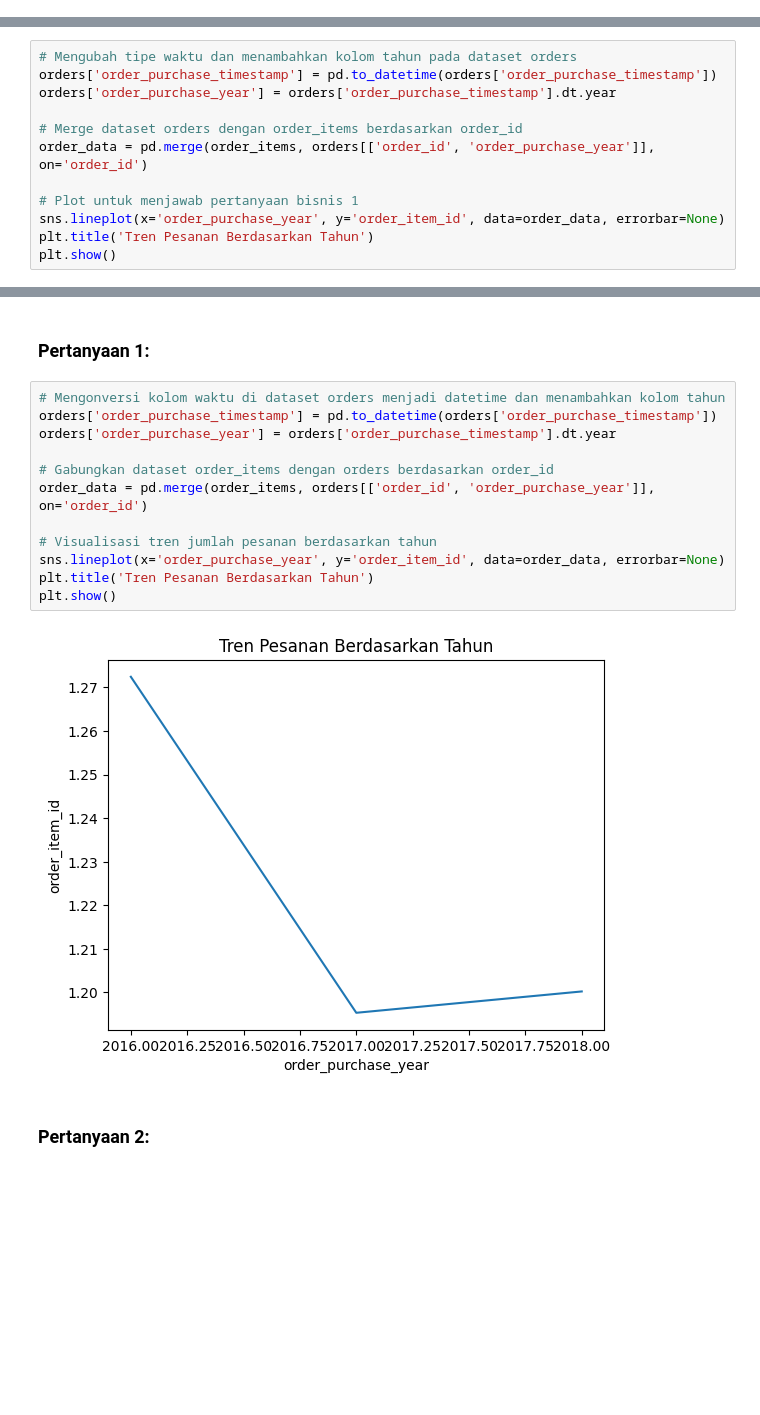
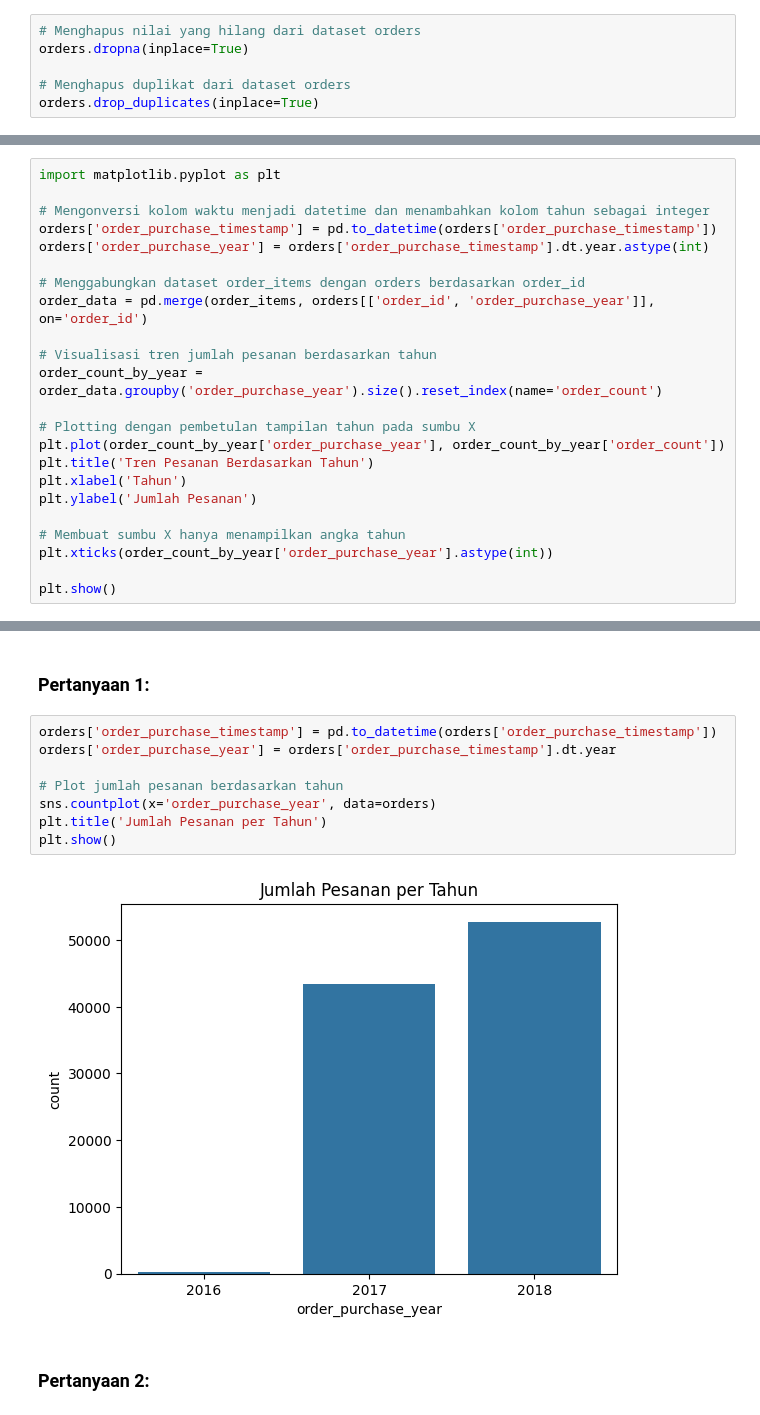
Before and after one commit to puput2804/Submission, a Jupyter notebook: notebook.ipynb, the cells around one changed output, grey strips where cells are left out. Saved outputs shown, nothing was run; the diff lists cells and outputs as text; blank space fills up the shorter version.

```diff
--- a/notebook.ipynb
+++ b/notebook.ipynb
@@ -126,3 +122,9 @@ customers.drop_duplicates(inplace=True)  # Menghapus data duplikat
+# %%
+# Menghapus nilai yang hilang dari dataset orders
+orders.dropna(inplace=True)
+
+# Menghapus duplikat dari dataset orders
+orders.drop_duplicates(inplace=True)
 # %% [markdown]
 **Insight:**
 - Penghapusan Missing Values
@@ -150,15 +152,26 @@ plt.show()
 # %% [markdown]
 ## Visualization & Explanatory Analysis
 # %%
-# Mengubah tipe waktu dan menambahkan kolom tahun pada dataset orders
+import matplotlib.pyplot as plt
+
+# Mengonversi kolom waktu menjadi datetime dan menambahkan kolom tahun sebagai integer
 orders['order_purchase_timestamp'] = pd.to_datetime(orders['order_purchase_timestamp'])
-orders['order_purchase_year'] = orders['order_purchase_timestamp'].dt.year
+orders['order_purchase_year'] = orders['order_purchase_timestamp'].dt.year.astype(int)
 
-# Merge dataset orders dengan order_items berdasarkan order_id
+# Menggabungkan dataset order_items dengan orders berdasarkan order_id
 order_data = pd.merge(order_items, orders[['order_id', 'order_purchase_year']], on='order_id')
 
-# Plot untuk menjawab pertanyaan bisnis 1
-sns.lineplot(x='order_purchase_year', y='order_item_id', data=order_data, errorbar=None)
+# Visualisasi tren jumlah pesanan berdasarkan tahun
+order_count_by_year = order_data.groupby('order_purchase_year').size().reset_index(name='order_count')
+
+# Plotting dengan pembetulan tampilan tahun pada sumbu X
+plt.plot(order_count_by_year['order_purchase_year'], order_count_by_year['order_count'])
 plt.title('Tren Pesanan Berdasarkan Tahun')
+plt.xlabel('Tahun')
+plt.ylabel('Jumlah Pesanan')
+
+# Membuat sumbu X hanya menampilkan angka tahun
+plt.xticks(order_count_by_year['order_purchase_year'].astype(int))
+
 plt.show()
 # %% [output]
@@ -166,19 +179,15 @@ plt.show()
 # %% [markdown]
 ### Pertanyaan 1:
 # %%
-# Mengonversi kolom waktu di dataset orders menjadi datetime dan menambahkan kolom tahun
 orders['order_purchase_timestamp'] = pd.to_datetime(orders['order_purchase_timestamp'])
 orders['order_purchase_year'] = orders['order_purchase_timestamp'].dt.year
 
-# Gabungkan dataset order_items dengan orders berdasarkan order_id
-order_data = pd.merge(order_items, orders[['order_id', 'order_purchase_year']], on='order_id')
-
-# Visualisasi tren jumlah pesanan berdasarkan tahun
-sns.lineplot(x='order_purchase_year', y='order_item_id', data=order_data, errorbar=None)
-plt.title('Tren Pesanan Berdasarkan Tahun')
+# Plot jumlah pesanan berdasarkan tahun
+sns.countplot(x='order_purchase_year', data=orders)
+plt.title('Jumlah Pesanan per Tahun')
 plt.show()
 # %% [output]
-[figure, old version]
+[figure, new version]
 # %% [markdown]
 ### Pertanyaan 2:
 # %%
```
Also changed, not shown: parts of 13 cells of this notebook.
